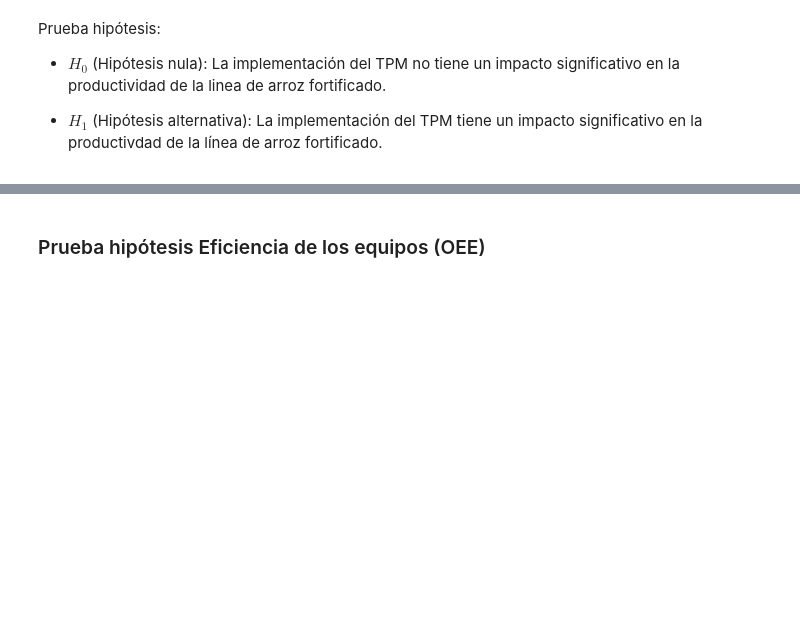
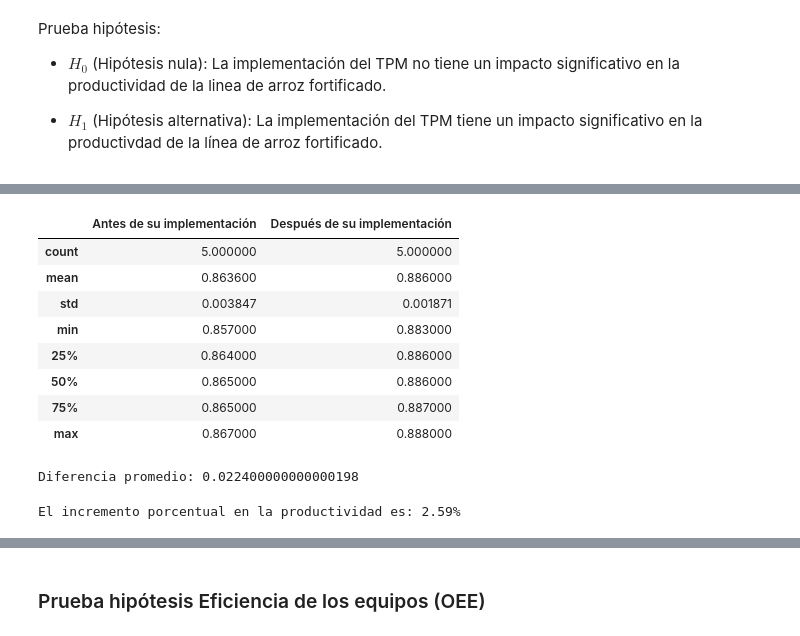
Before and after one commit to antonio-xrp/data-science-path, a Jupyter notebook: 0.5-linux/tesis.ipynb, the cells around one changed output, grey strips where cells are left out. Saved outputs shown, nothing was run; the diff lists cells and outputs as text; code cells hidden in the pictures; blank space fills up the shorter version.

```diff
--- a/0.5-linux/tesis.ipynb
+++ b/0.5-linux/tesis.ipynb
@@ -96,0 +94,6 @@ Rechazamos la hipótesis nula (H₀). Hay evidencia de un impacto significativo
+# %%
+results = {"Antes de su implementación": [0.865, 0.865, 0.867, 0.864, 0.857],
+           "Después de su implementación": [0.886, 0.883, 0.887, 0.886, 0.888]}
+# %%
+df_eficiecna_p = pd.DataFrame(results, index=index_weeks)
+df_eficiecna_p
@@ -96,0 +107,17 @@ Rechazamos la hipótesis nula (H₀). Hay evidencia de un impacto significativo
+# %%
+df_eficiecna_p.describe()
+# %% [output]
+|  | Antes de su implementación | Después de su implementación |
+| count | 5.000000 | 5.000000 |
+| mean | 0.863600 | 0.886000 |
+| std | 0.003847 | 0.001871 |
+| min | 0.857000 | 0.883000 |
+| 25% | 0.864000 | 0.886000 |
+| 50% | 0.865000 | 0.886000 |
+| 75% | 0.865000 | 0.887000 |
+| max | 0.867000 | 0.888000 |
+# %%
+diferencia_promedio = df_eficiecna_p["Después de su implementación"].mean() - df_eficiecna_p["Antes de su implementación"].mean()
+print(f"Diferencia promedio: {diferencia_promedio}")
+# %% [output]
+Diferencia promedio: 0.022400000000000198
@@ -96,0 +127,5 @@ Rechazamos la hipótesis nula (H₀). Hay evidencia de un impacto significativo
+# %%
+incremento_porcentual = ((media_despues - media_antes) / media_antes) * 100
+print(f"El incremento porcentual en la productividad es: {incremento_porcentual:.2f}%")
+# %% [output]
+El incremento porcentual en la productividad es: 2.59%
```
Also changed, not shown: parts of 36 cells of this notebook, 2 other files.
